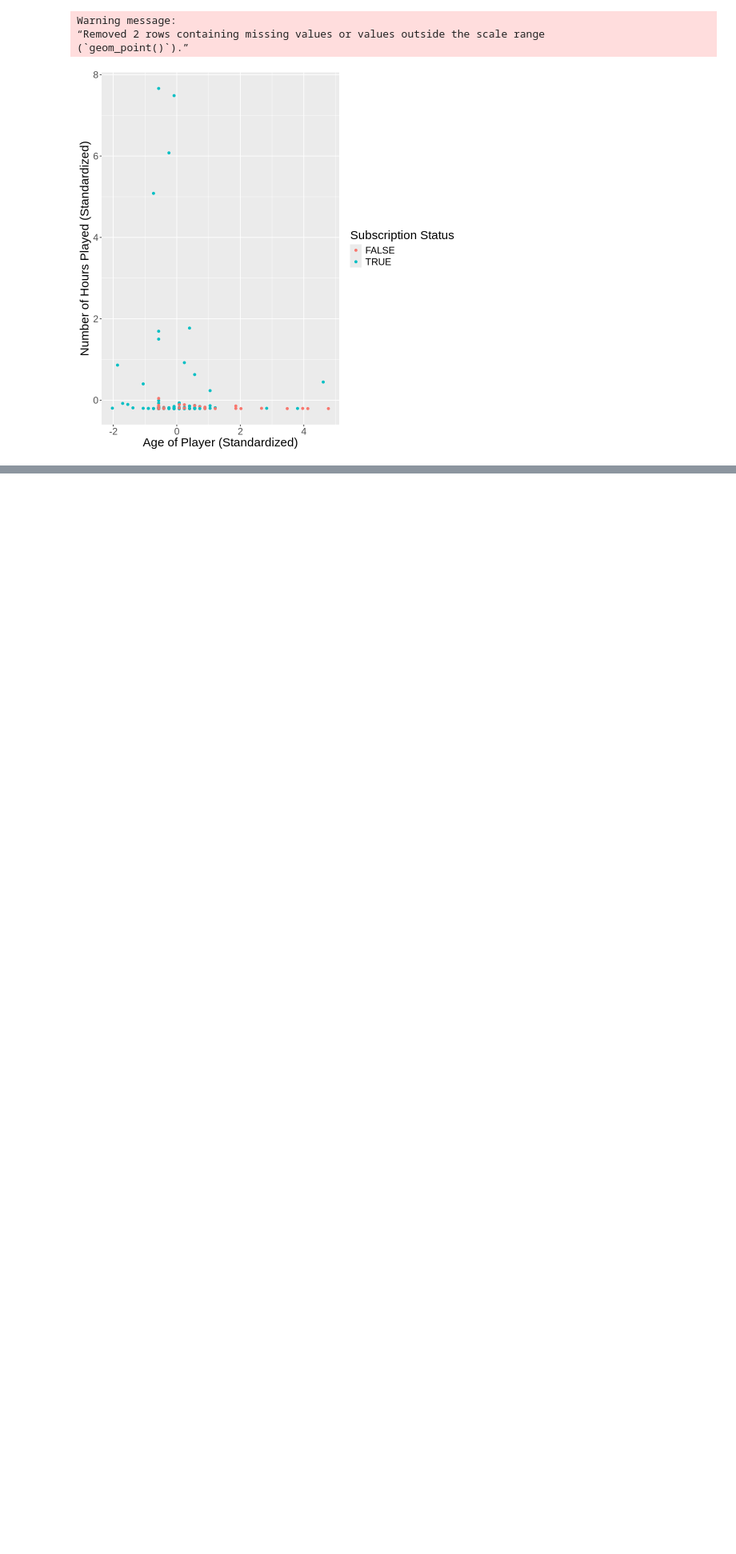
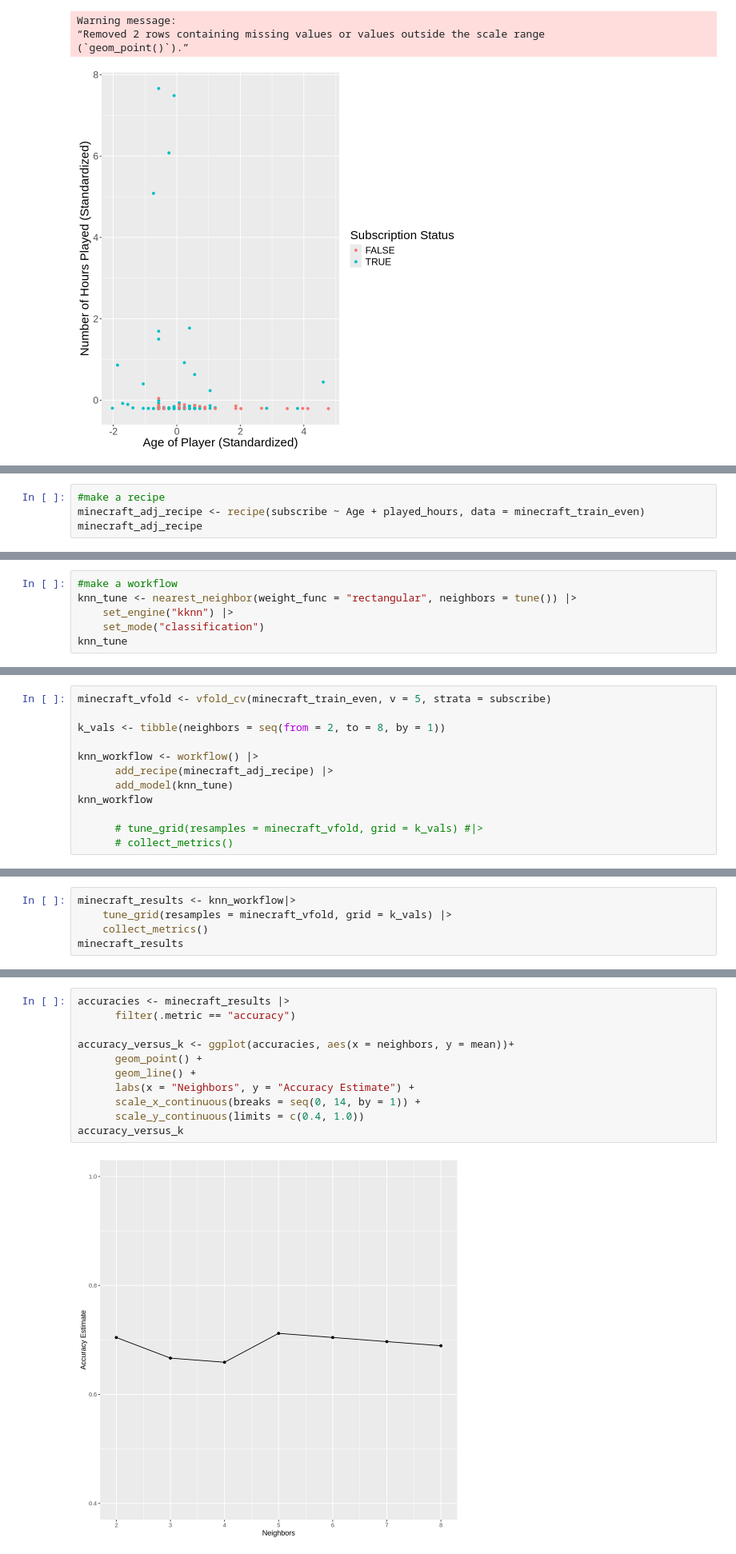
Before and after one commit to ashfilonova/dsci_project, a Jupyter notebook: dsci_project.ipynb, the cells around one changed output, grey strips where cells are left out. Shown: that part at 80% size. Cells and saved outputs as stored; diff of their text form; blank space fills up the shorter version.

Commit message:
recipe and metrics done

```diff
--- a/dsci_project.ipynb
+++ b/dsci_project.ipynb
@@ -140,0 +210,4 @@ Warning message:
+# %%
+#make a recipe
+minecraft_adj_recipe <- recipe(subscribe ~ Age + played_hours, data = minecraft_train_even)
+minecraft_adj_recipe
@@ -140,0 +225,6 @@ Warning message:
+# %%
+#make a workflow
+knn_tune <- nearest_neighbor(weight_func = "rectangular", neighbors = tune()) |>
+    set_engine("kknn") |>
+    set_mode("classification")
+knn_tune
@@ -140,0 +239,12 @@ Warning message:
+# %%
+minecraft_vfold <- vfold_cv(minecraft_train_even, v = 5, strata = subscribe)
+
+k_vals <- tibble(neighbors = seq(from = 2, to = 8, by = 1))
+
+knn_workflow <- workflow() |>
+      add_recipe(minecraft_adj_recipe) |>
+      add_model(knn_tune)
+knn_workflow
+
+      # tune_grid(resamples = minecraft_vfold, grid = k_vals) #|>
+      # collect_metrics()
@@ -140,0 +267,5 @@ Warning message:
+# %%
+minecraft_results <- knn_workflow|>
+    tune_grid(resamples = minecraft_vfold, grid = k_vals) |>
+    collect_metrics()
+minecraft_results
@@ -140,0 +293,13 @@ Warning message:
+# %%
+accuracies <- minecraft_results |>
+      filter(.metric == "accuracy")
+
+accuracy_versus_k <- ggplot(accuracies, aes(x = neighbors, y = mean))+
+      geom_point() +
+      geom_line() +
+      labs(x = "Neighbors", y = "Accuracy Estimate") +
+      scale_x_continuous(breaks = seq(0, 14, by = 1)) +
+      scale_y_continuous(limits = c(0.4, 1.0))
+accuracy_versus_k
+# %% [output]
+[figure, added]
```
Also changed, not shown: parts of 20 cells of this notebook.
